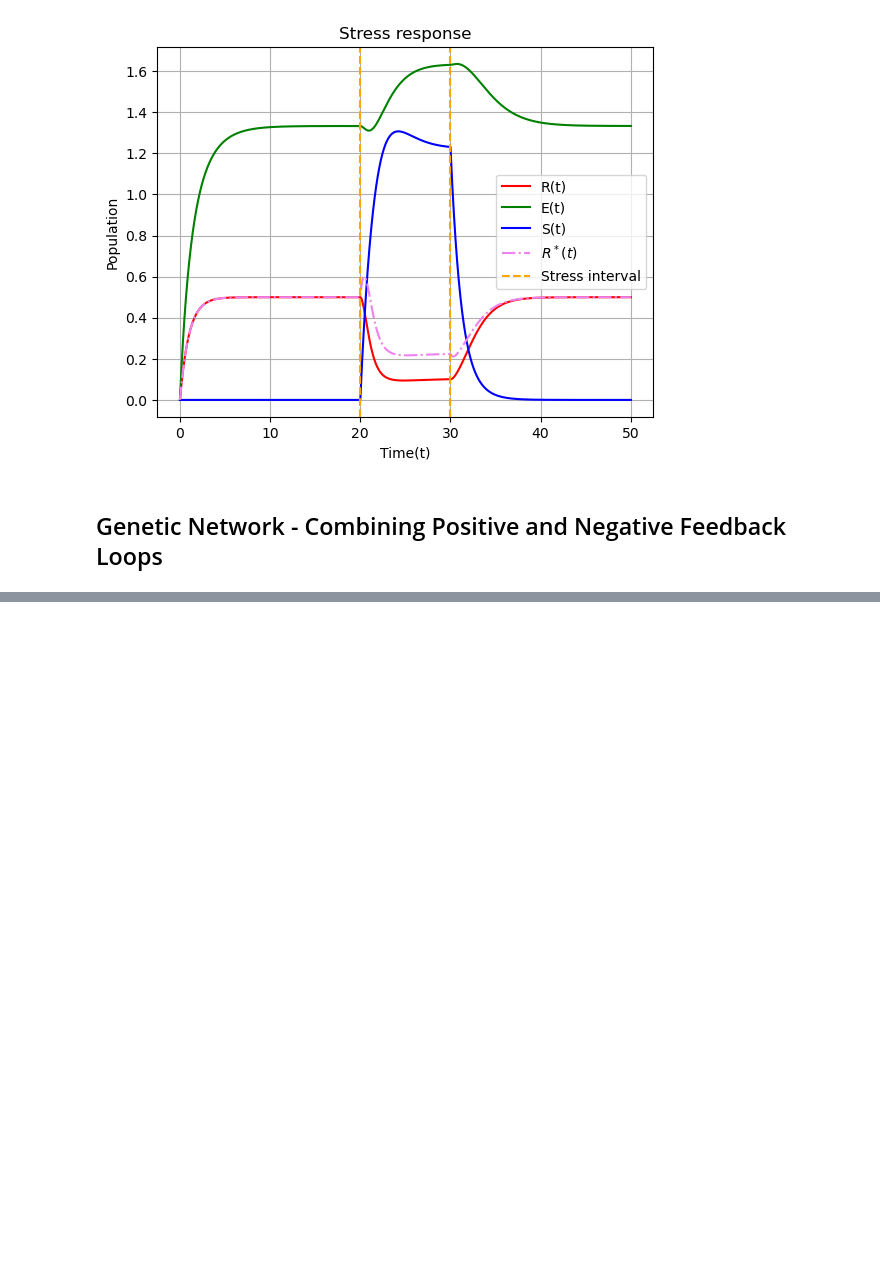
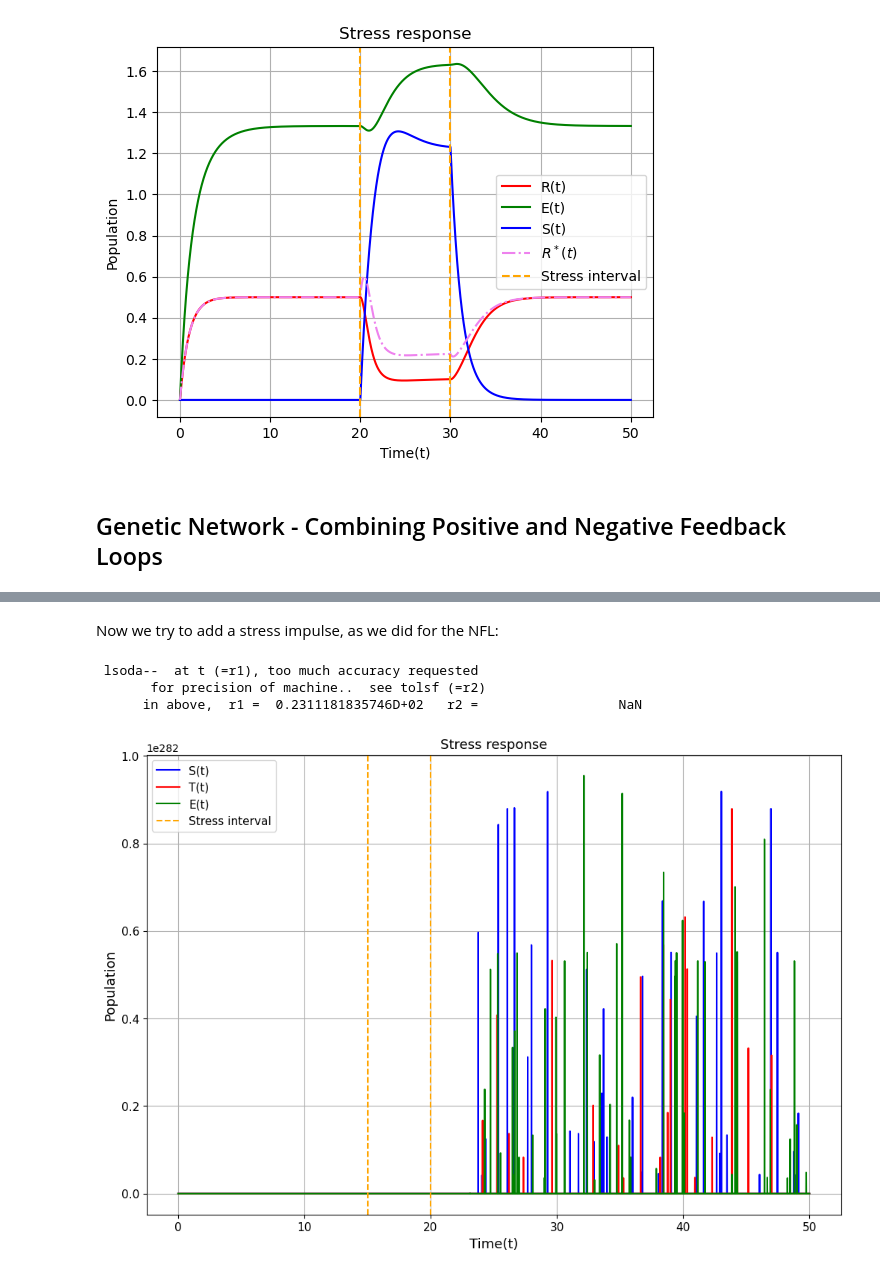
Before and after one commit to pietromalagoli/Physics-of-Living-Systems, a Jupyter notebook: hw/homework4_Malagoli.ipynb, the cells around one changed output, grey strips where cells are left out. Cells and saved outputs as stored; diff of their text form; code cells hidden in the pictures; blank space fills up the shorter version.

```diff
--- a/hw/homework4_Malagoli.ipynb
+++ b/hw/homework4_Malagoli.ipynb
@@ -152,0 +145,62 @@ plt.show()
+# %% [markdown]
+Now we try to add a stress impulse, as we did for the NFL:
+# %%
+def Theta_t(t):
+    return np.where(t>0,1,0)
+
+# initial conditions
+S0 = 0
+T0 = 0
+E0 = 0
+
+par = [0.8, # gamma
+       0.2,   # k
+       0.5,   # h
+       0.4, # sigma
+       1,   # R_const
+       0.2,   # tau_T
+       0.5,   # tau_E
+       0.01,   # l_T
+       0.01,    # l_E
+       [15,20]]   # t_th
+
+# altro set di parametri
+p = [0.5, .5, 1.0, 0.7, 1, 2.0, 1.0, 0.0, 0.0]
+
+def network(y, t, Theta_t, par):
+    gamma, k, h, sigma, R, tau_T, tau_E, l_T, l_E, t_th= par
+
+    S, T, E = y
+    R_monod = R*S / (1 + S)
+    dsdt = 0.7*Theta_t(t-t_th[0])*(1-Theta_t(t-t_th[1])) + sigma*(T/(T+1)) - gamma*S*(E/(E+1))
+    dtdt = - tau_T * T + 1 / (1 + (R_monod/k)**h) + l_T
+    dedt = -tau_E * E + 1/(1+(R_monod/k)**h) + l_E
+    return [dsdt, dtdt, dedt]
+
+# set the time space
+t_s = np.linspace(0,50,5000)
+
+# Solve
+result = odeint(network, [E0,T0,S0], t_s, args=(Theta_t, par))
+S = result[:,0]
+T = result[:,1]
+E = result[:,2]
+
+plt.figure(figsize=(12,8))
+plt.plot(t_s, S,  c='b', label='S(t)')
+plt.plot(t_s, T, c='r', label='T(t)')
+plt.plot(t_s, E,  c='g', label='E(t)')
+plt.axvline(par[9][0], c='orange', linestyle='--', label='Stress interval')
+plt.axvline(par[9][1], c='orange', linestyle='--')
+plt.legend(fontsize=FONTSIZE-2)
+plt.grid()
+plt.xlabel('Time(t)', fontsize=FONTSIZE)
+plt.ylabel('Population', fontsize=FONTSIZE)
+plt.title('Stress response', fontsize=FONTSIZE)
+plt.tick_params(labelsize=FONTSIZE-2)
+plt.show()
+# %% [output]
+ lsoda--  at t (=r1), too much accuracy requested
+       for precision of machine..  see tolsf (=r2)
+      in above,  r1 =  0.2311181835746D+02   r2 =                  NaN
+[figure, added]
```
Also changed, not shown: parts of 3 cells of this notebook.
